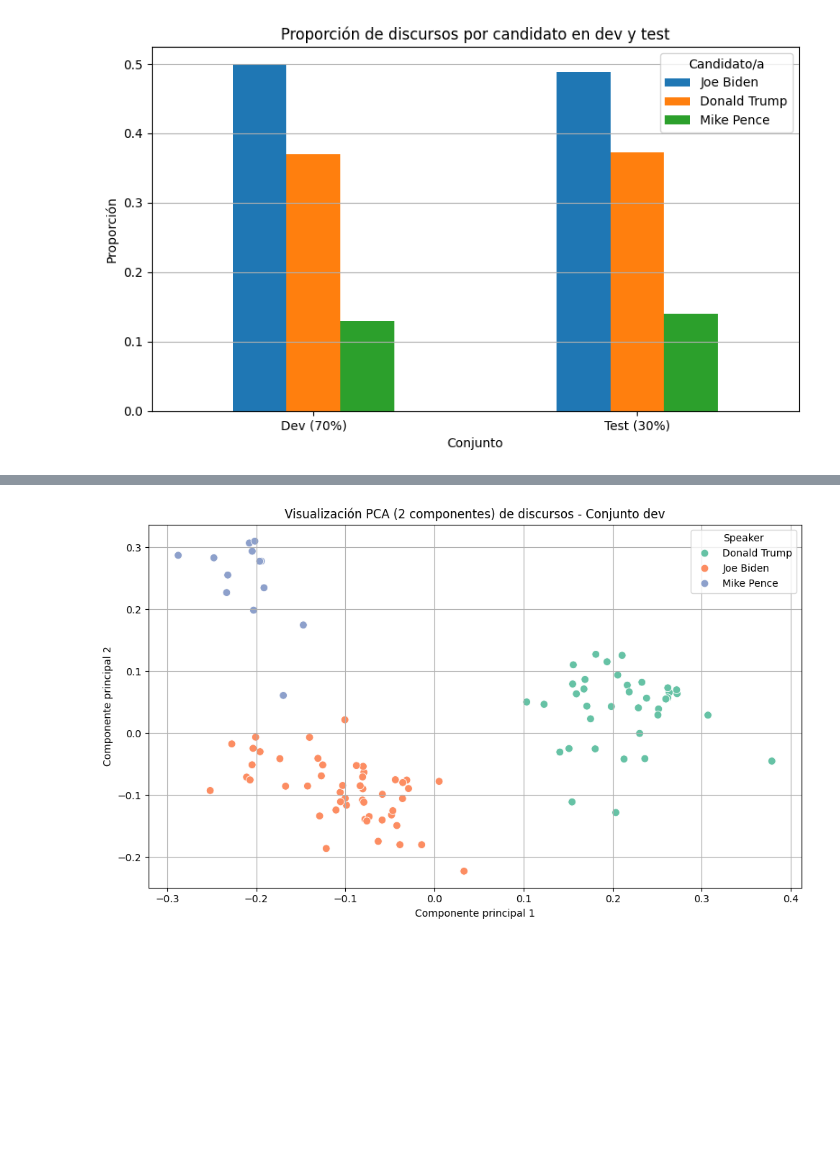
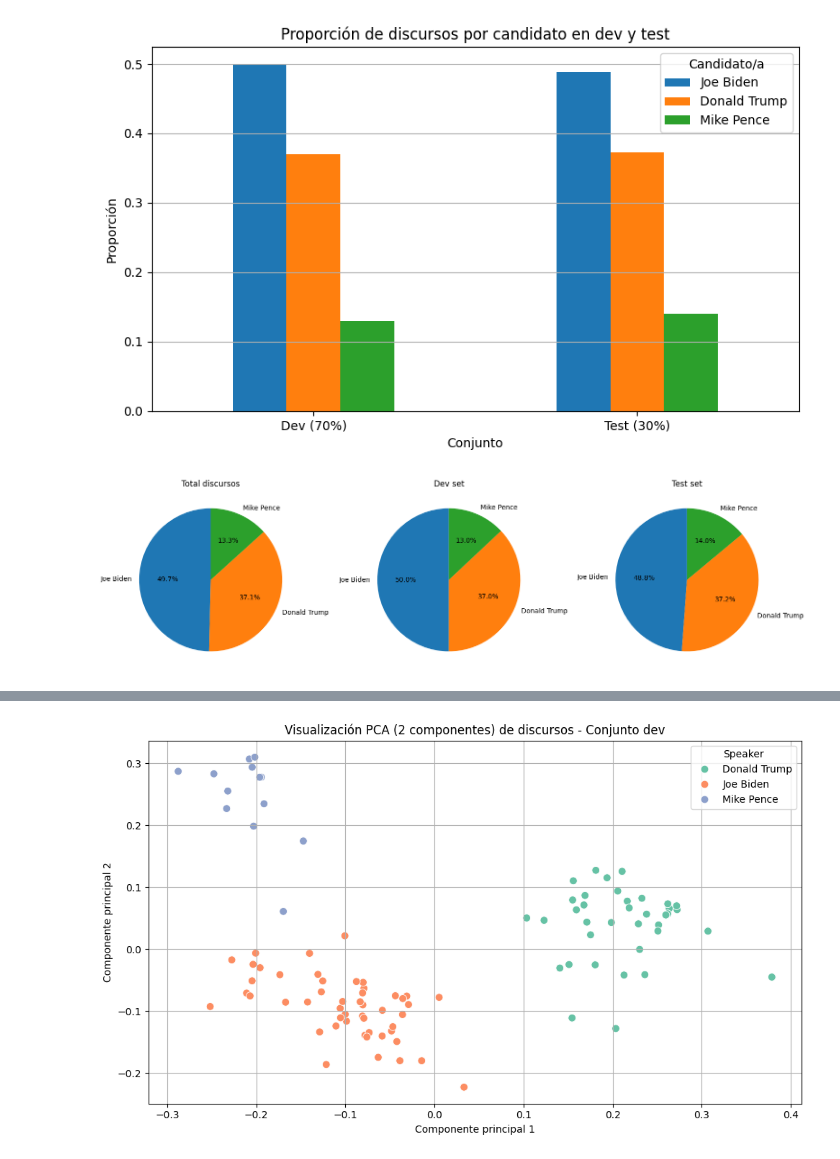
Before and after one commit to Jonathanrr98/ICD-Tarea2, a Jupyter notebook: us2020_propuesta_estudiantes.ipynb, the cells around one changed output, grey strips where cells are left out. Saved outputs shown, nothing was run; the diff lists cells and outputs as text; code cells hidden in the pictures; blank space fills up the shorter version.

```diff
--- a/us2020_propuesta_estudiantes.ipynb
+++ b/us2020_propuesta_estudiantes.ipynb
@@ -197,6 +190,31 @@ plt.tight_layout()
 plt.show()
 # %% [output]
 [figure]
+# %%
+# Conteo total, train y test
+total_counts = y.value_counts()
+dev_counts = y_dev.value_counts()
+test_counts = y_test.value_counts()
+
+# Crear subplots
+fig, axes = plt.subplots(1, 3, figsize=(15, 5))
+
+# Gráfico total
+axes[0].pie(total_counts, labels=total_counts.index, autopct='%1.1f%%', startangle=90)
+axes[0].set_title('Total discursos')
+
+# Gráfico dev
+axes[1].pie(dev_counts, labels=dev_counts.index, autopct='%1.1f%%', startangle=90)
+axes[1].set_title('Dev set')
+
+# Gráfico test
+axes[2].pie(test_counts, labels=test_counts.index, autopct='%1.1f%%', startangle=90)
+axes[2].set_title('Test set')
+
+plt.tight_layout()
+plt.show()
+# %% [output]
+[figure, added]
 # %%
 # 3: Transforme el texto del conjunto de entrenamiento a la representación numérica (features) de conteo de palabras o bag of words.
 
```
Also changed, not shown: parts of 7 cells of this notebook.
